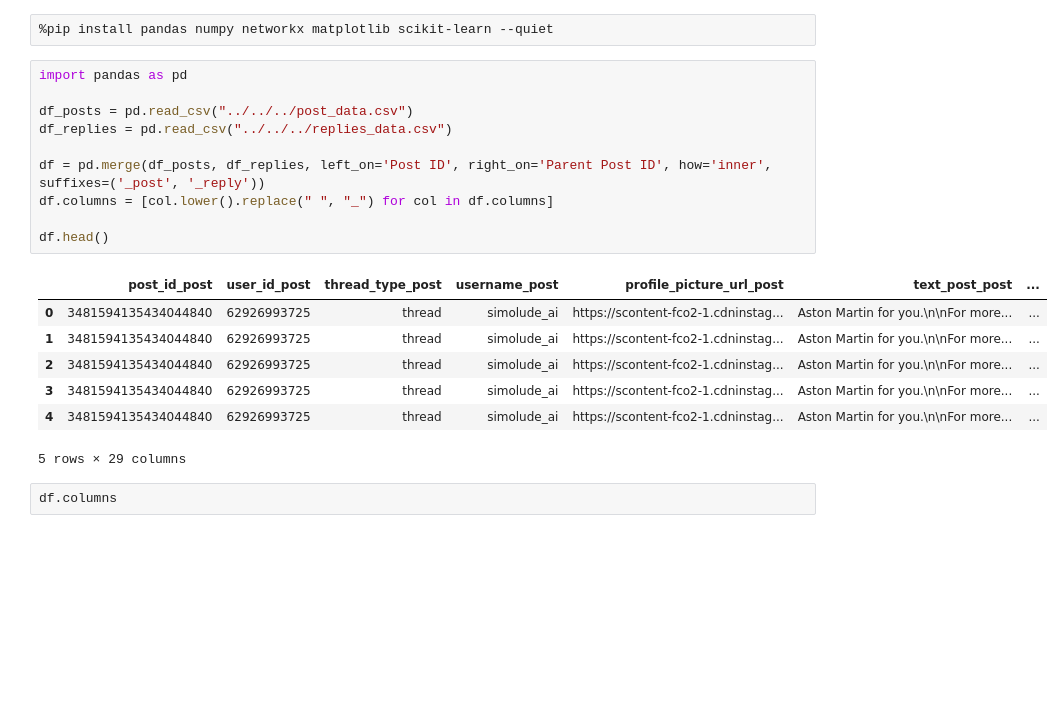
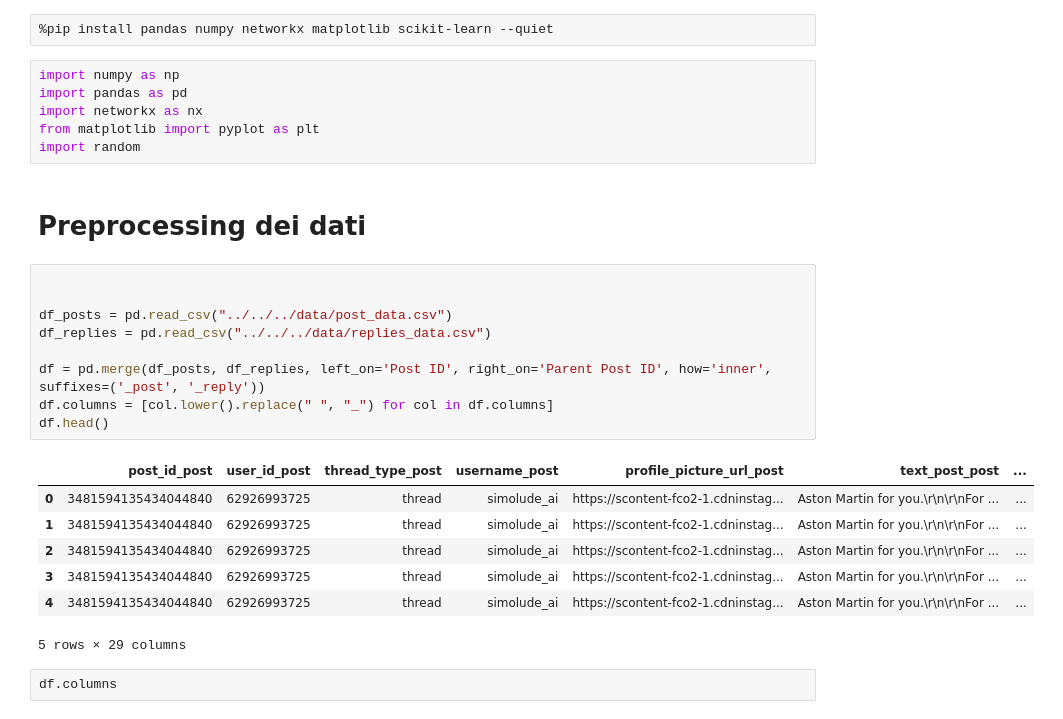
Before and after one commit to Alexis2628/progetto_asnm, a Jupyter notebook: Code/notebook/Studio della propagazione dell'influenza/propagazione_influenza.ipynb, the cells around one changed output. Cells and saved outputs as stored; diff of their text form; blank space fills up the shorter version.

```diff
--- a/Code/notebook/Studio della propagazione dell'influenza/propagazione_influenza.ipynb
+++ b/Code/notebook/Studio della propagazione dell'influenza/propagazione_influenza.ipynb
@@ -1,22 +1,29 @@
 # %%
 %pip install pandas numpy networkx matplotlib scikit-learn --quiet
+# %%
+import numpy as np
+import pandas as pd
+import networkx as nx
+from matplotlib import pyplot as plt
+import random
+# %% [markdown]
+# Preprocessing dei dati
 # %%
-import pandas as pd
 
-df_posts = pd.read_csv("../../../post_data.csv")
-df_replies = pd.read_csv("../../../replies_data.csv")
+
+df_posts = pd.read_csv("../../../data/post_data.csv")
+df_replies = pd.read_csv("../../../data/replies_data.csv")
 
 df = pd.merge(df_posts, df_replies, left_on='Post ID', right_on='Parent Post ID', how='inner', suffixes=('_post', '_reply'))
 df.columns = [col.lower().replace(" ", "_") for col in df.columns]
-
 df.head()
 # %% [output]
 |  | post_id_post | user_id_post | thread_type_post | username_post | profile_picture_url_post | text_post_post | ... |
-| 0 | 3481594135434044840 | 62926993725 | thread | simolude_ai | https://scontent-fco2-1.cdninstag... | Aston Martin for you.\n\nFor more... | ... |
-| 1 | 3481594135434044840 | 62926993725 | thread | simolude_ai | https://scontent-fco2-1.cdninstag... | Aston Martin for you.\n\nFor more... | ... |
-| 2 | 3481594135434044840 | 62926993725 | thread | simolude_ai | https://scontent-fco2-1.cdninstag... | Aston Martin for you.\n\nFor more... | ... |
-| 3 | 3481594135434044840 | 62926993725 | thread | simolude_ai | https://scontent-fco2-1.cdninstag... | Aston Martin for you.\n\nFor more... | ... |
-| 4 | 3481594135434044840 | 62926993725 | thread | simolude_ai | https://scontent-fco2-1.cdninstag... | Aston Martin for you.\n\nFor more... | ... |
+| 0 | 3481594135434044840 | 62926993725 | thread | simolude_ai | https://scontent-fco2-1.cdninstag... | Aston Martin for you.\r\n\r\nFor ... | ... |
+| 1 | 3481594135434044840 | 62926993725 | thread | simolude_ai | https://scontent-fco2-1.cdninstag... | Aston Martin for you.\r\n\r\nFor ... | ... |
+| 2 | 3481594135434044840 | 62926993725 | thread | simolude_ai | https://scontent-fco2-1.cdninstag... | Aston Martin for you.\r\n\r\nFor ... | ... |
+| 3 | 3481594135434044840 | 62926993725 | thread | simolude_ai | https://scontent-fco2-1.cdninstag... | Aston Martin for you.\r\n\r\nFor ... | ... |
+| 4 | 3481594135434044840 | 62926993725 | thread | simolude_ai | https://scontent-fco2-1.cdninstag... | Aston Martin for you.\r\n\r\nFor ... | ... |
 5 rows × 29 columns
 # %%
 df.columns
```
Also changed, not shown: parts of 17 cells of this notebook.
